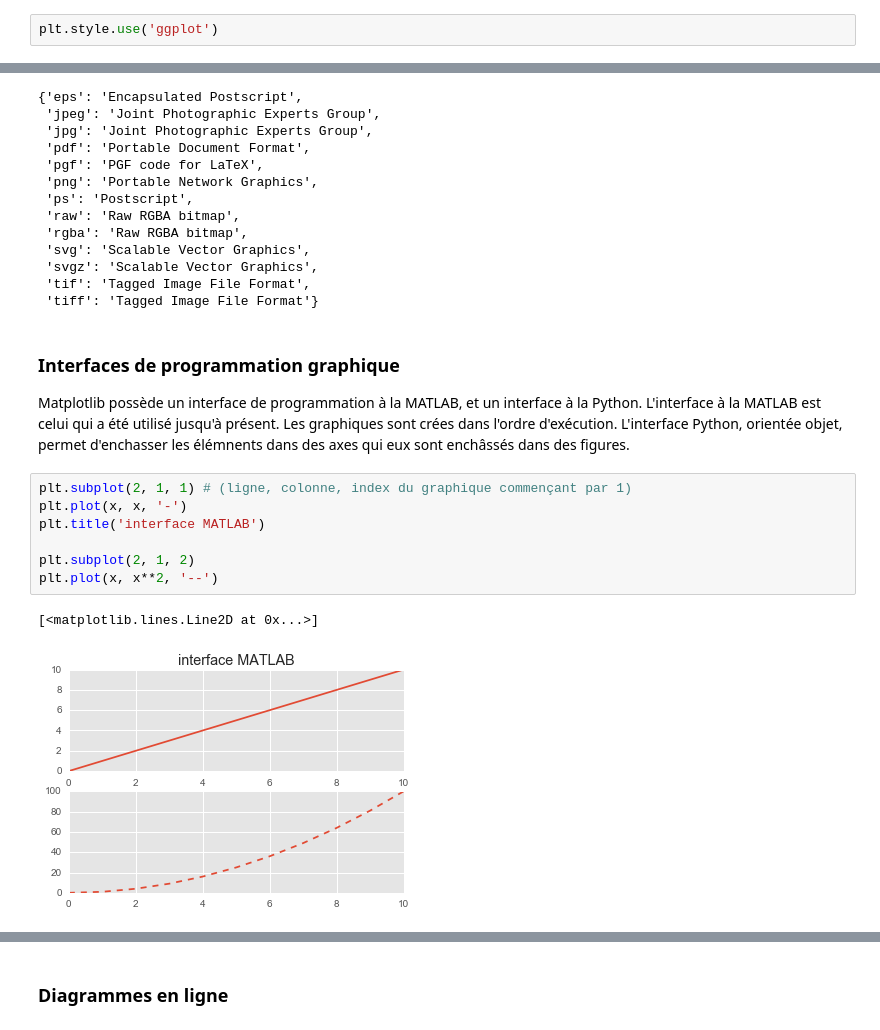
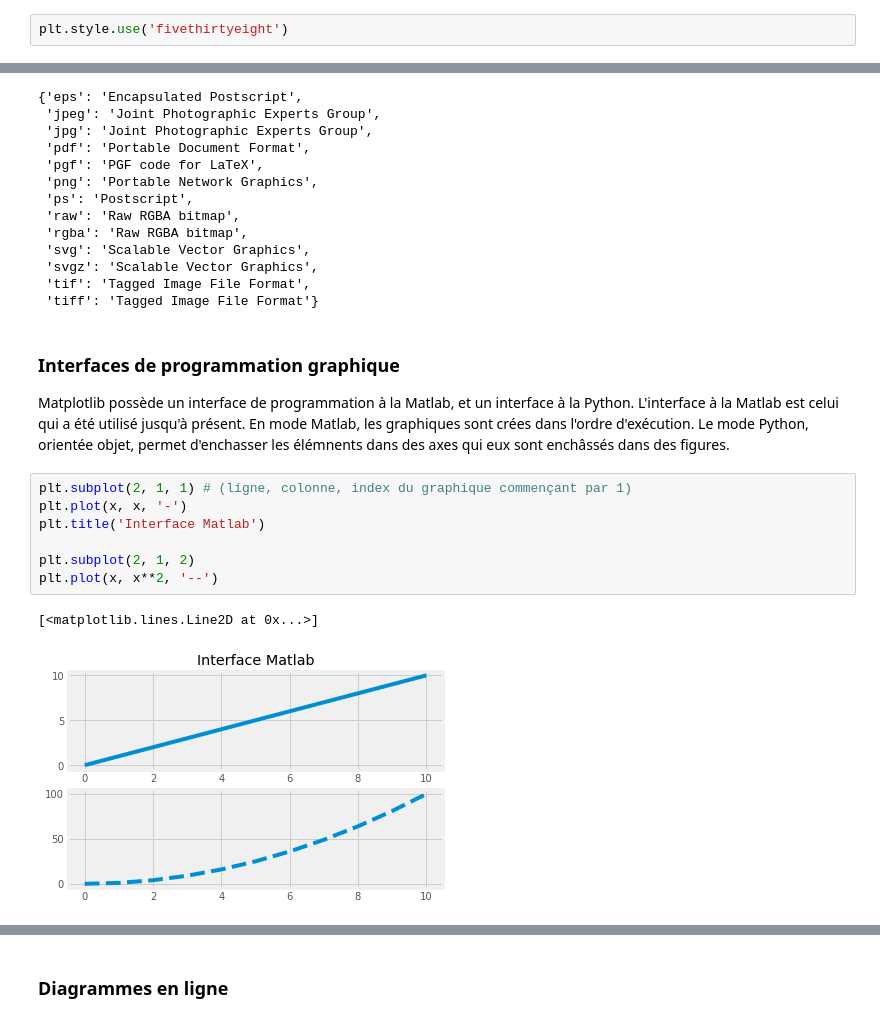
Before and after one commit to essicolo/ecologie-mathematique-Py, a Jupyter notebook: 04_Visualisation/4_Visualisation.ipynb, the cells around one changed output, grey strips where cells are left out. Saved outputs shown, nothing was run; the diff lists cells and outputs as text.

Commit message:
Plus de Matplotlib

```diff
--- a/04_Visualisation/4_Visualisation.ipynb
+++ b/04_Visualisation/4_Visualisation.ipynb
@@ -144,5 +144,5 @@ Le style `ggplot` me semble visuellement plaisant.
 # %%
-plt.style.use('ggplot')
+plt.style.use('fivethirtyeight')
 # %% [markdown]
 ### Matplotlib dans un notebook
 
@@ -187,17 +187,17 @@ fig.canvas.get_supported_filetypes()
 # %% [markdown]
 ### Interfaces de programmation graphique
 
-Matplotlib possède un interface de programmation à la MATLAB, et un interface à la Python. L'interface à la MATLAB est celui qui a été utilisé jusqu'à présent. Les graphiques sont crées dans l'ordre d'exécution. L'interface Python, orientée objet, permet d'enchasser les élémnents dans des axes qui eux sont enchâssés dans des figures.
+Matplotlib possède un interface de programmation à la Matlab, et un interface à la Python. L'interface à la Matlab est celui qui a été utilisé jusqu'à présent. En mode Matlab, les graphiques sont crées dans l'ordre d'exécution. Le mode Python, orientée objet, permet d'enchasser les élémnents dans des axes qui eux sont enchâssés dans des figures.
 # %%
 plt.subplot(2, 1, 1) # (ligne, colonne, index du graphique commençant par 1)
 plt.plot(x, x, '-')
-plt.title('interface MATLAB')
+plt.title('Interface Matlab')
 
 plt.subplot(2, 1, 2)
 plt.plot(x, x**2, '--')
 # %% [output]
 [<matplotlib.lines.Line2D at 0x...>]
-[figure, old version]
+[figure, new version]
 # %%
 fig, ax = plt.subplots(2)
 ax[0].plot(x, x, '-')
```
Also changed, not shown: parts of 38 cells of this notebook, 2 other files.
